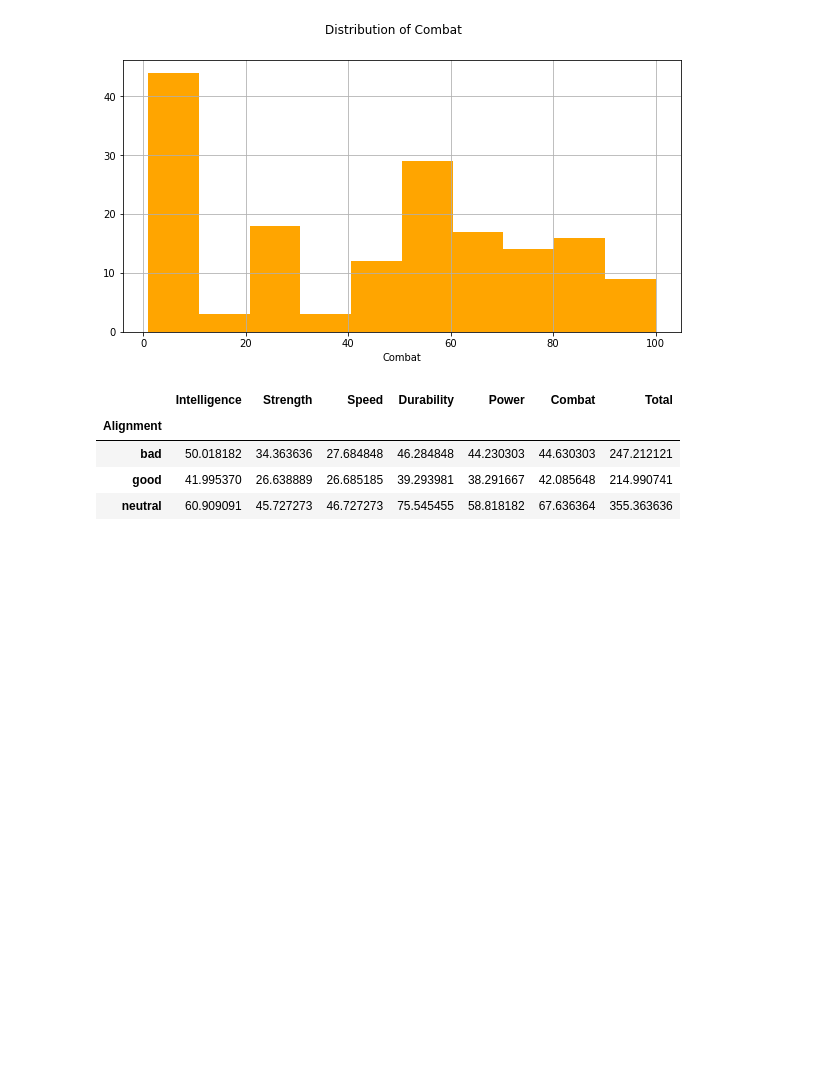
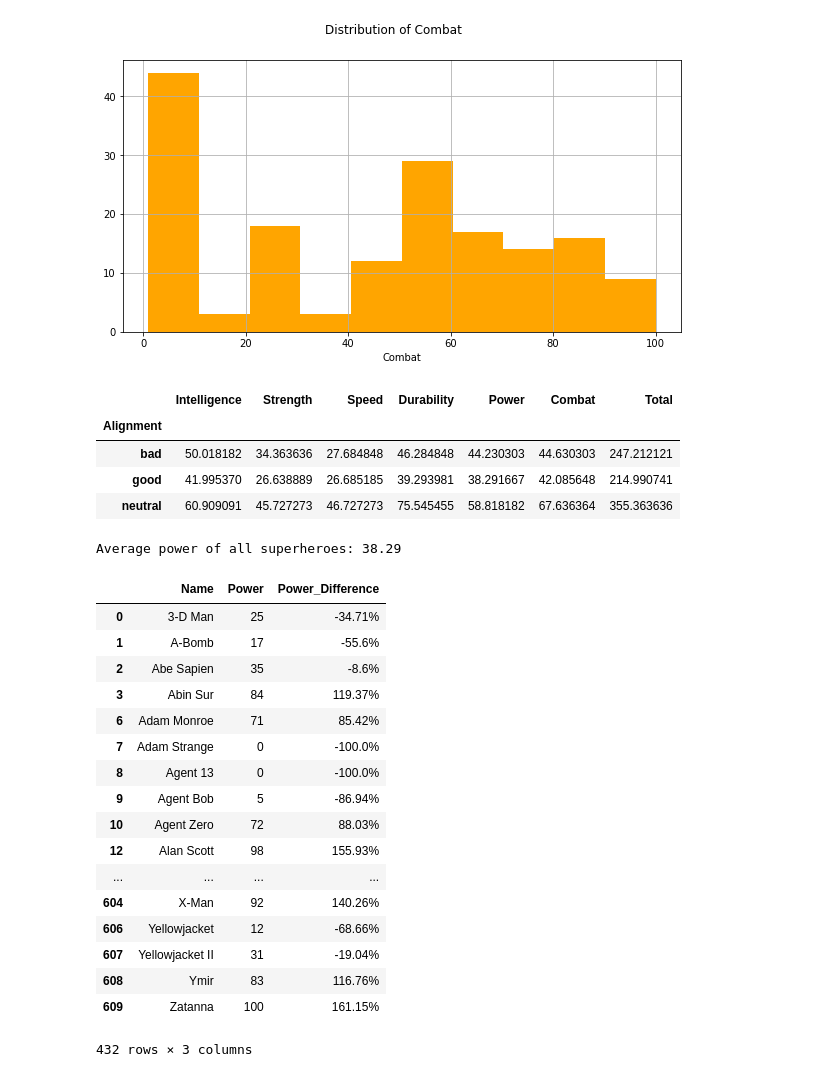
Before and after one commit to devonserrao/heroes-and-villains-data, a Jupyter notebook: Heroes and Villains Python Project.ipynb, the cells around one changed output. Drawn from its saved outputs; the diff is of its cells as text; code cells hidden in the pictures; blank space fills up the shorter version.

Commit message:
Added a cell to retrieve the average power of all superheroes and compare each hero's power difference to the mean

```diff
--- a/Heroes and Villains Python Project.ipynb
+++ b/Heroes and Villains Python Project.ipynb
@@ -292,3 +293,32 @@ df.groupby('Alignment').mean()
 | bad | 50.018182 | 34.363636 | 27.684848 | 46.284848 | 44.230303 | 44.630303 | 247.212121 |
 | good | 41.995370 | 26.638889 | 26.685185 | 39.293981 | 38.291667 | 42.085648 | 214.990741 |
 | neutral | 60.909091 | 45.727273 | 46.727273 | 75.545455 | 58.818182 | 67.636364 | 355.363636 |
+# %%
+# Get the Percentage Difference of each superhero Power and the average superhero power.
+
+average_power = good_superheroes['Power'].mean()
+print('Average power of all superheroes:', round(average_power, 2))
+
+power_difference = good_superheroes.filter(['Name', 'Power'], axis=1)
+power_difference = power_difference.assign(Power_Difference = lambda x: (( (x.Power - average_power) / average_power) * 100).round(2).astype(str) + "%")
+power_difference
+# %% [output]
+Average power of all superheroes: 38.29
+|  | Name | Power | Power_Difference |
+| 0 | 3-D Man | 25 | -34.71% |
+| 1 | A-Bomb | 17 | -55.6% |
+| 2 | Abe Sapien | 35 | -8.6% |
+| 3 | Abin Sur | 84 | 119.37% |
+| 6 | Adam Monroe | 71 | 85.42% |
+| 7 | Adam Strange | 0 | -100.0% |
+| 8 | Agent 13 | 0 | -100.0% |
+| 9 | Agent Bob | 5 | -86.94% |
+| 10 | Agent Zero | 72 | 88.03% |
+| 12 | Alan Scott | 98 | 155.93% |
+| ... | ... | ... | ... |
+| 604 | X-Man | 92 | 140.26% |
+| 606 | Yellowjacket | 12 | -68.66% |
+| 607 | Yellowjacket II | 31 | -19.04% |
+| 608 | Ymir | 83 | 116.76% |
+| 609 | Zatanna | 100 | 161.15% |
+432 rows × 3 columns
```
Also changed, not shown: parts of 1 cell of this notebook.
